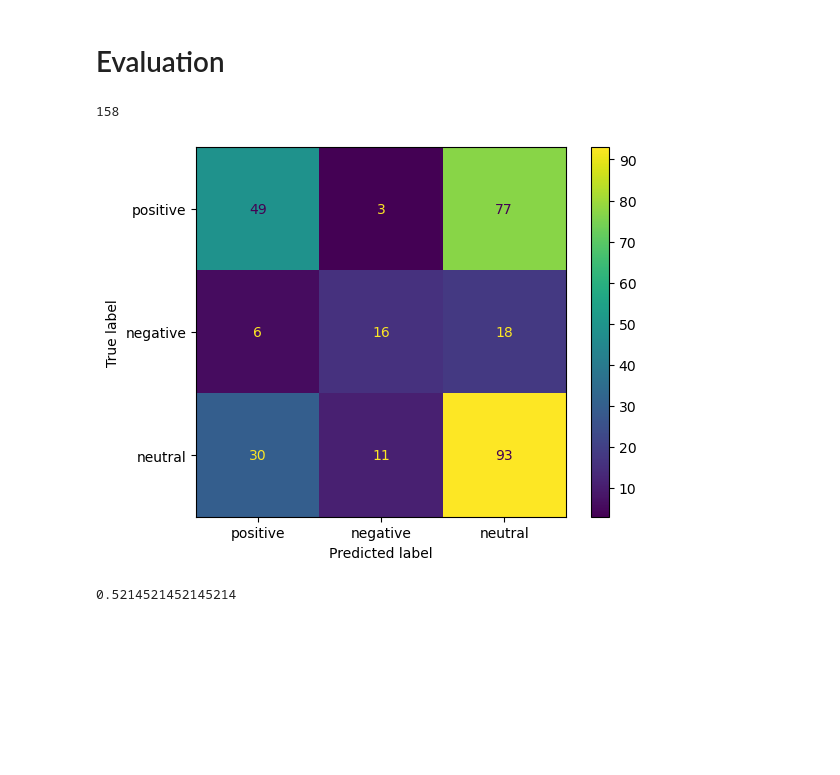
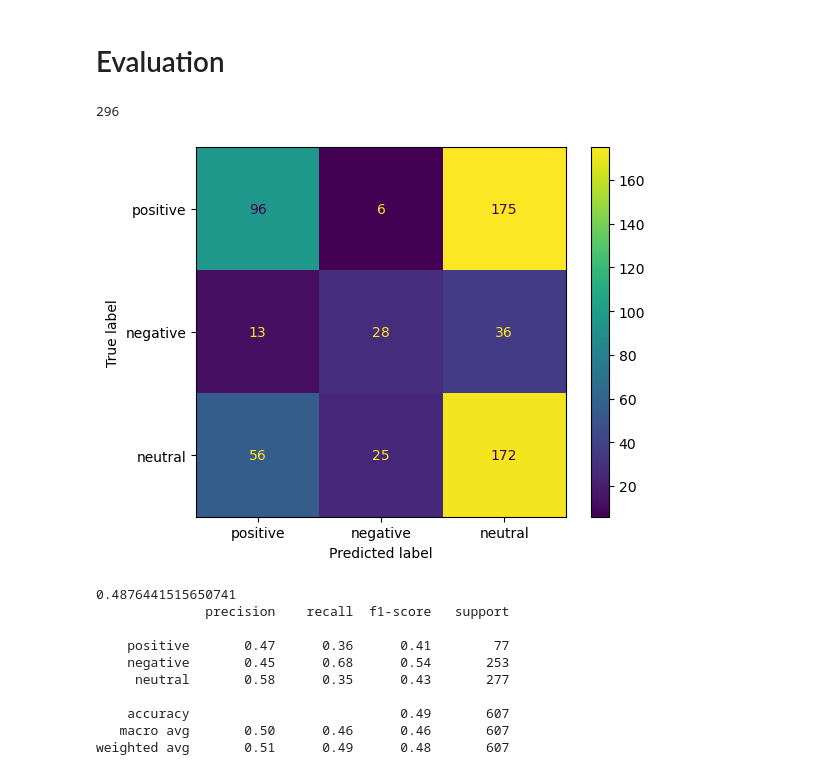
Before and after one commit to FabianDus1002/Data-Mining-Team9, a Jupyter notebook: models/pretrained-BERT/pretrainedSentiment.ipynb, the cells around one changed output. Saved outputs shown, nothing was run; the diff lists cells and outputs as text; code cells hidden in the pictures; blank space fills up the shorter version.

Commit message:
add classification report and updated dataset

```diff
--- a/models/pretrained-BERT/pretrainedSentiment.ipynb
+++ b/models/pretrained-BERT/pretrainedSentiment.ipynb
@@ -6,7 +6,7 @@ import pandas as pd
 
 
 # Load your data
-data = pd.read_excel('../../data/040524subset_studium_german.xlsx')
+data = pd.read_excel('../../data/050524subset_studium_german.xlsx')
 
 data.head()
 # Get all rows that are non empty
@@ -75,16 +75,31 @@ def calculateMatch(df):
 # %%
 print(calculateMatch(cleanedData))
 # %% [output]
-158
+296
 # %%
-from sklearn.metrics import confusion_matrix, ConfusionMatrixDisplay, f1_score
+from sklearn.metrics import confusion_matrix, ConfusionMatrixDisplay, f1_score, classification_report
 import matplotlib.pyplot as plt
 confusion_mat = confusion_matrix(cleanedData['Studium_Label'], cleanedData['SentimentPrediction'], labels=['positive', 'negative', 'neutral'])
 
 disp = ConfusionMatrixDisplay(confusion_matrix=confusion_mat, display_labels=['positive', 'negative', 'neutral'])
 disp.plot()
 plt.show()
 print(f1_score(cleanedData['Studium_Label'], cleanedData['SentimentPrediction'], labels=['positive', 'negative', 'neutral'], average='micro'))
+print(classification_report(
+    cleanedData['Studium_Label'],
+    cleanedData['SentimentPrediction'],
+    output_dict=False,
+    target_names=['positive', 'negative', 'neutral']
+))
 # %% [output]
-[figure, old version]
+[figure, new version]
-0.5214521452145214
+0.4876441515650741
+              precision    recall  f1-score   support
+
+    positive       0.47      0.36      0.41        77
+    negative       0.45      0.68      0.54       253
+     neutral       0.58      0.35      0.43       277
+
+    accuracy                           0.49       607
+   macro avg       0.50      0.46      0.46       607
+weighted avg       0.51      0.49      0.48       607
```
Also changed, not shown: parts of 3 cells of this notebook, 3 other files.
